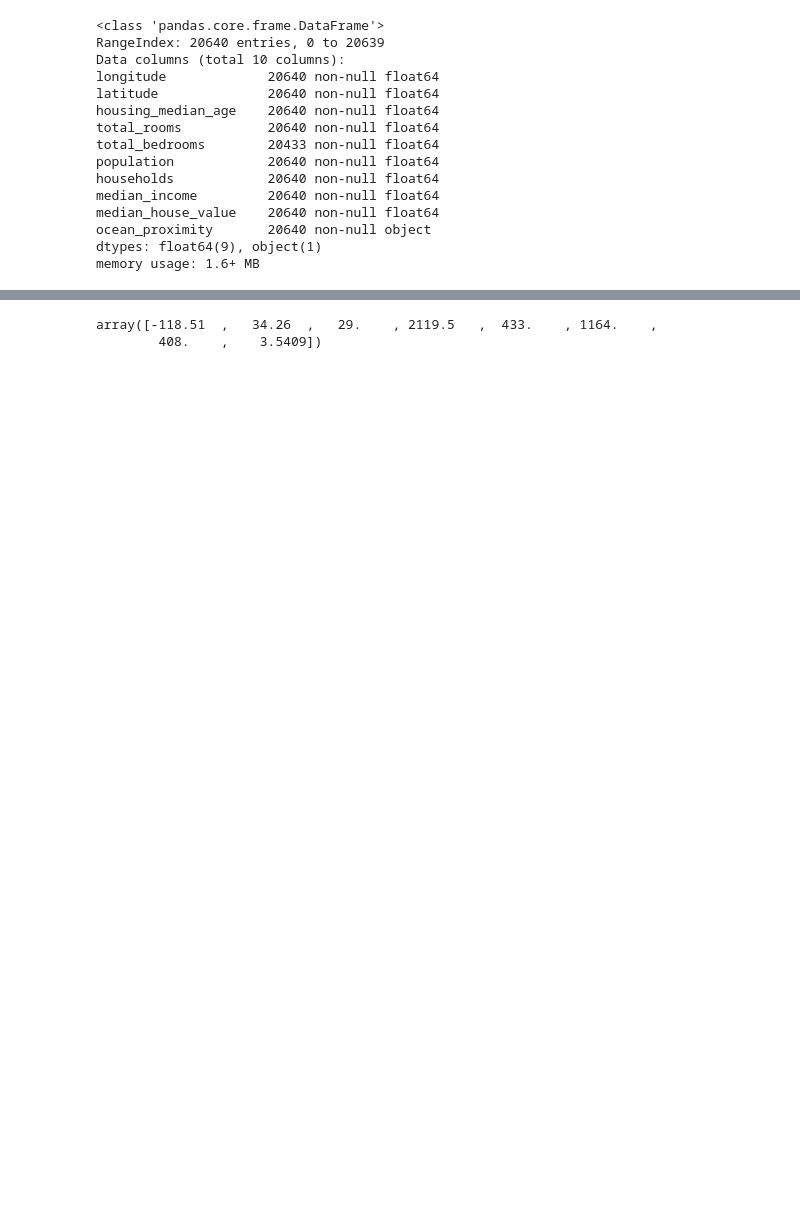
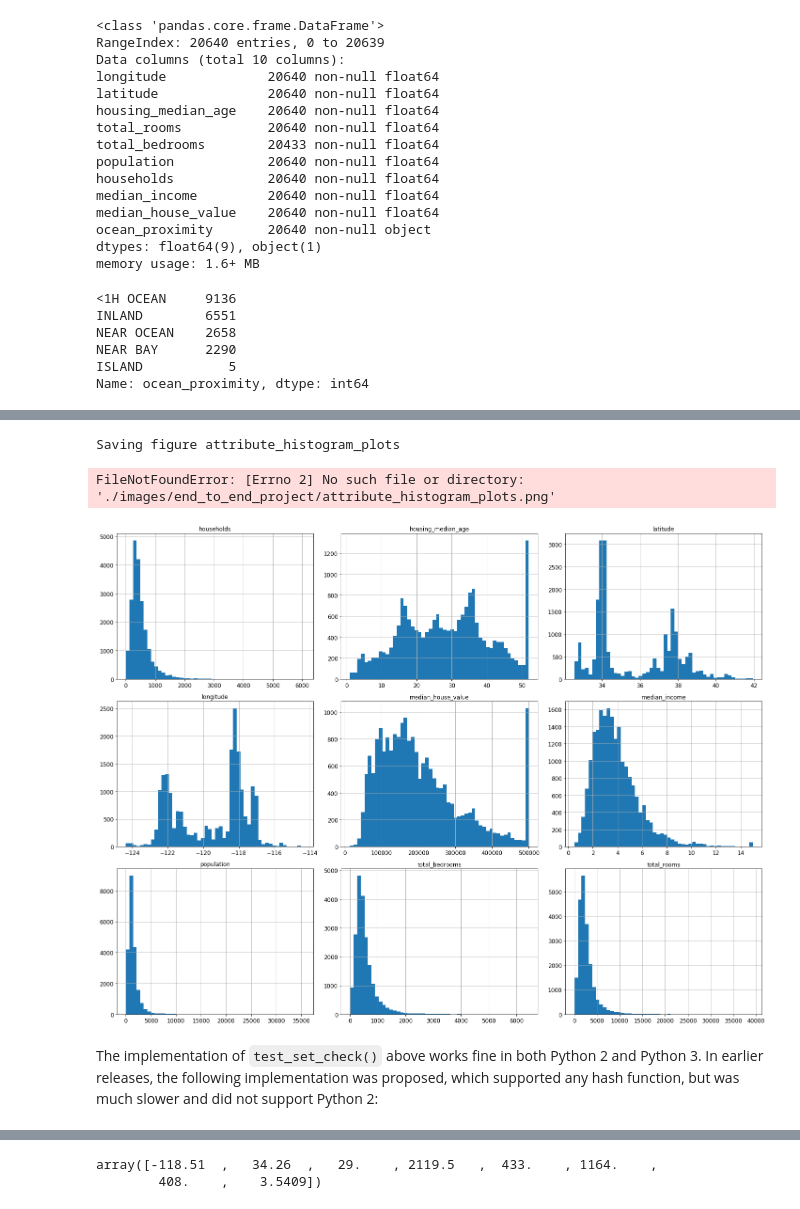
Before and after one commit to jun1st/ml, a Jupyter notebook: Housing.ipynb, the cells around one changed output, grey strips where cells are left out. Drawn from its saved outputs; the diff is of its cells as text; code cells hidden in the pictures; blank space fills up the shorter version.

```diff
--- a/Housing.ipynb
+++ b/Housing.ipynb
@@ -54,6 +98,15 @@ median_house_value    20640 non-null float64
 ocean_proximity       20640 non-null object
 dtypes: float64(9), object(1)
 memory usage: 1.6+ MB
+# %%
+housing["ocean_proximity"].value_counts()
+# %% [output]
+<1H OCEAN     9136
+INLAND        6551
+NEAR OCEAN    2658
+NEAR BAY      2290
+ISLAND           5
+Name: ocean_proximity, dtype: int64
 # %%
 housing.describe()
 # %% [output]
@@ -66,3 +119,13 @@ housing.describe()
 | 50% | -118.490000 | 34.260000 | 29.000000 | 2127.000000 | 435.000000 | 1166.000000 | 409.000000 | ... |
 | 75% | -118.010000 | 37.710000 | 37.000000 | 3148.000000 | 647.000000 | 1725.000000 | 605.000000 | ... |
 | max | -114.310000 | 41.950000 | 52.000000 | 39320.000000 | 6445.000000 | 35682.000000 | 6082.000000 | ... |
+# %%
+%matplotlib inline
+import matplotlib.pyplot as plt
+housing.hist(bins=50, figsize=(20,15))
+save_fig("attribute_histogram_plots")
+plt.show()
+# %% [output]
+Saving figure attribute_histogram_plots
+FileNotFoundError: [Errno 2] No such file or directory: './images/end_to_end_project/attribute_histogram_plots.png'
+[figure, added]
@@ -68,0 +158,2 @@ housing.describe()
+# %% [markdown]
+The implementation of `test_set_check()` above works fine in both Python 2 and Python 3. In earlier releases, the following implementation was proposed, which supported any hash function, but was much slower and did not support Python 2:
```
Also changed, not shown: parts of 211 cells of this notebook, 1 other file.
